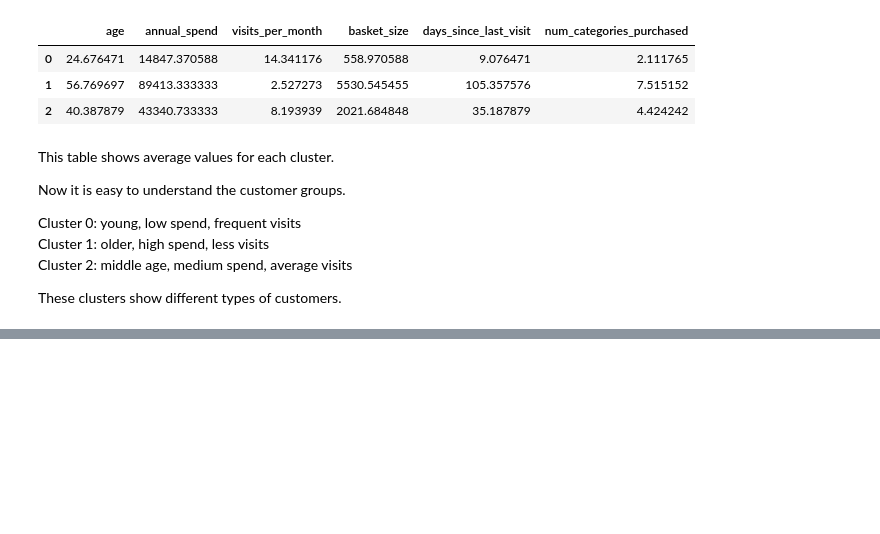
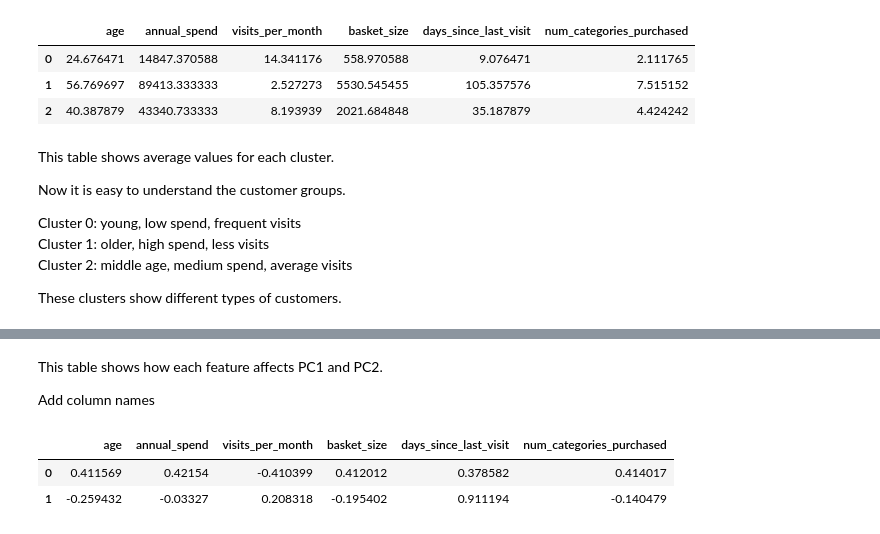
Before and after one commit to dppanchal889/ml-assessment-Dipika-panchal, a Jupyter notebook: part_a/q2_unsupervised.ipynb, the cells around one changed output, grey strips where cells are left out. Saved outputs shown, nothing was run; the diff lists cells and outputs as text; code cells hidden in the pictures; blank space fills up the shorter version.

```diff
--- a/part_a/q2_unsupervised.ipynb
+++ b/part_a/q2_unsupervised.ipynb
@@ -182,0 +225,14 @@ These clusters show different types of customers.
+# %% [markdown]
+This table shows how each feature affects PC1 and PC2.
+
+Add column names
+# %%
+loadings.columns = ['age', 'annual_spend', 'visits_per_month',
+                    'basket_size', 'days_since_last_visit',
+                    'num_categories_purchased']
+
+loadings
+# %% [output]
+|  | age | annual_spend | visits_per_month | basket_size | days_since_last_visit | num_categories_purchased |
+| 0 | 0.411569 | 0.42154 | -0.410399 | 0.412012 | 0.378582 | 0.414017 |
+| 1 | -0.259432 | -0.03327 | 0.208318 | -0.195402 | 0.911194 | -0.140479 |
```
Also changed, not shown: parts of 16 cells of this notebook.
